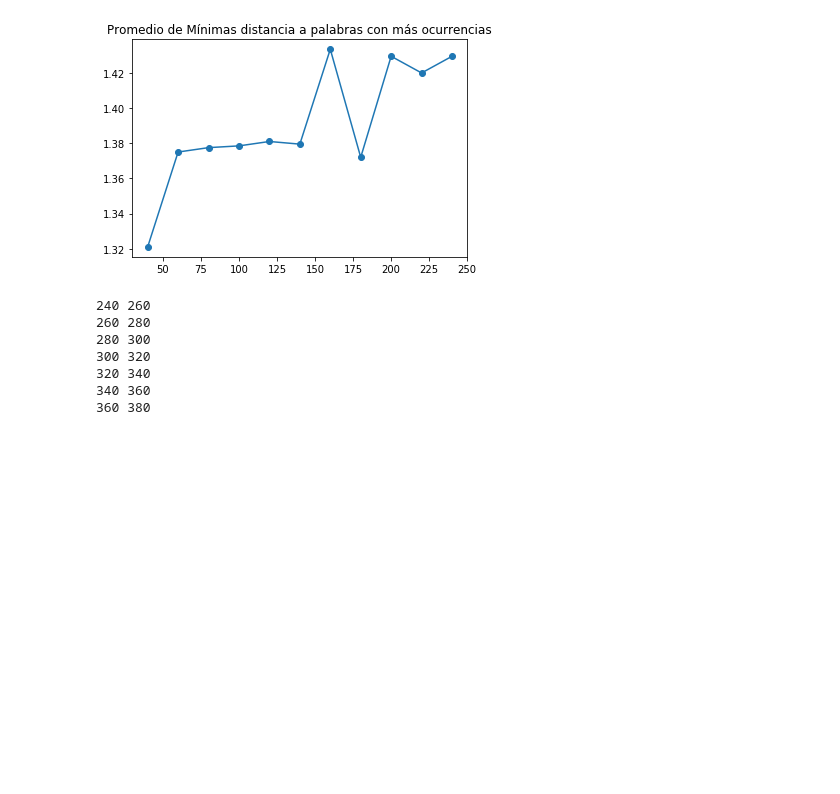
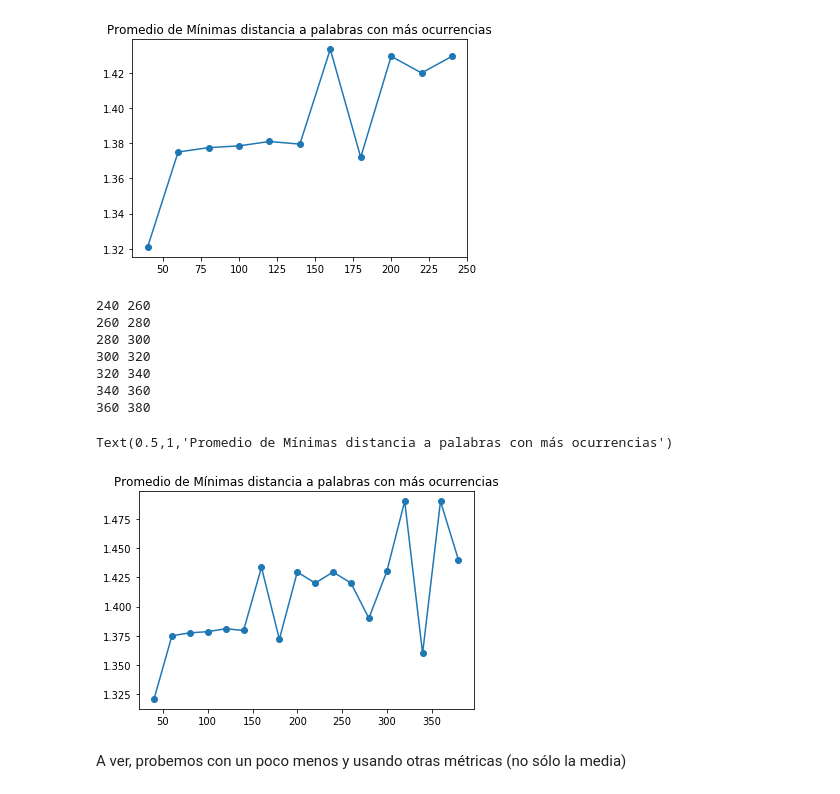
Before and after one commit to finiteautomata/contrastes, a Jupyter notebook: notebooks/constantes_de_filtrado.ipynb, the cells around one changed output. Cells and saved outputs as stored; diff of their text form; code cells hidden in the pictures; blank space fills up the shorter version.

```diff
--- a/notebooks/constantes_de_filtrado.ipynb
+++ b/notebooks/constantes_de_filtrado.ipynb
@@ -315,3 +315,12 @@ for i in range(13, 20):
 320 340
 340 360
 360 380
+# %%
+pd.Series(accum).plot(marker="o")
+
+plt.title("Promedio de Mínimas distancia a palabras con más ocurrencias")
+# %% [output]
+Text(0.5,1,'Promedio de Mínimas distancia a palabras con más ocurrencias')
+[figure, added]
+# %% [markdown]
+A ver, probemos con un poco menos y usando otras métricas (no sólo la media)
```
Also changed, not shown: parts of 12 cells of this notebook.
